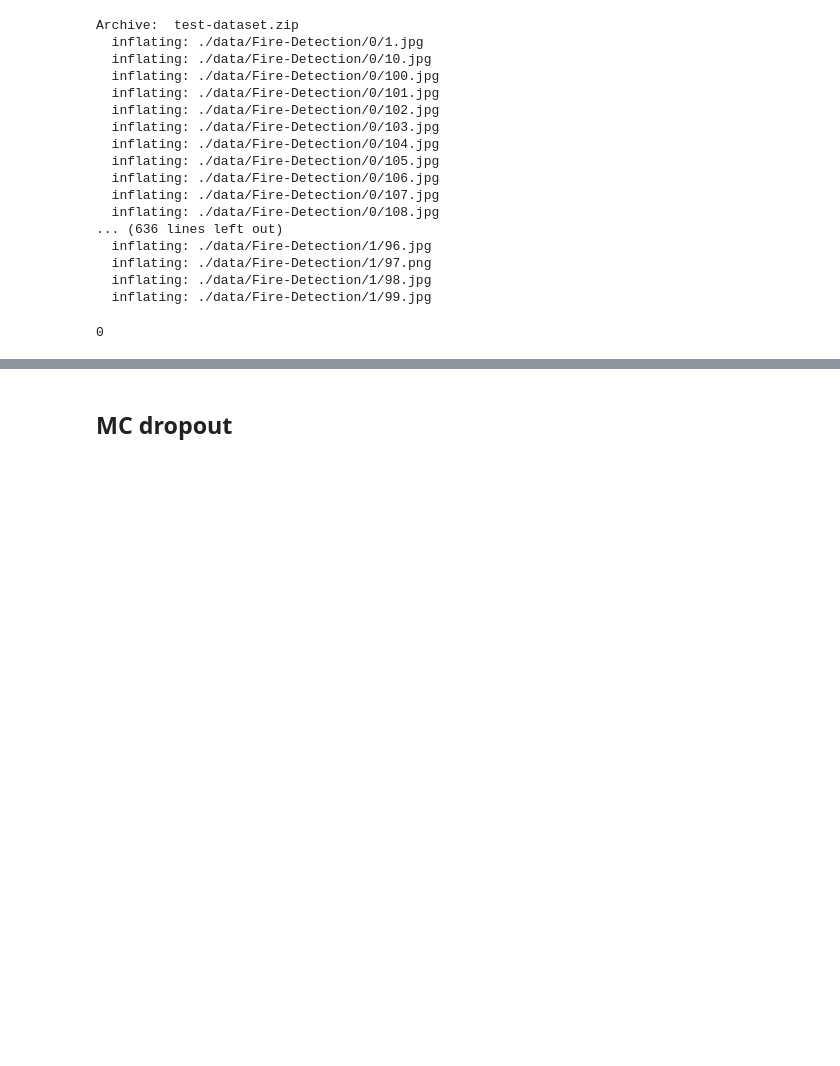
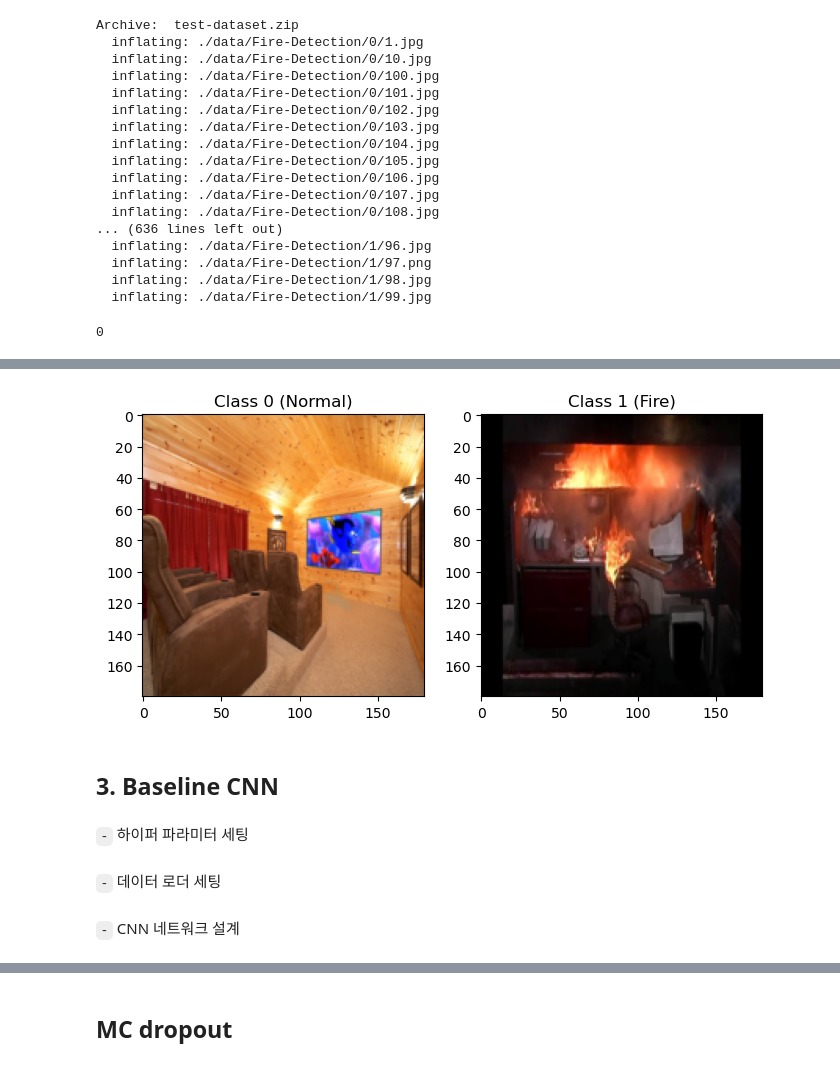
Before and after one commit to HollyRiver/AP2025, a Jupyter notebook: course/after-midterm/project/mc_dropout.ipynb, the cells around one changed output, grey strips where cells are left out. Saved outputs shown, nothing was run; the diff lists cells and outputs as text; code cells hidden in the pictures; blank space fills up the shorter version.

```diff
--- a/course/after-midterm/project/mc_dropout.ipynb
+++ b/course/after-midterm/project/mc_dropout.ipynb
@@ -118,0 +204,3 @@ Class Distribution: Counter({0: 541, 1: 110})
+# %%
+train_ds, test_ds, train_label, test_label = train_test_split(full_dataset, labels, test_size = 0.2, stratify = labels, random_state = 42)
+train_ds, valid_ds, train_label, valid_label = train_test_split(train_ds, train_label, test_size = 0.125, stratify = train_label, random_state = 42)
@@ -118,0 +217,21 @@ Class Distribution: Counter({0: 541, 1: 110})
+# %%
+# 첫 번째 이미지(정상)와 마지막 이미지(화재)꺼내서 보기
+inv_normalize = transforms.Normalize(
+   mean= [-m/s for m, s in zip(mean, std)],
+   std= [1/s for s in std]
+)
+
+img_normal = inv_normalize(train_ds[0][0]).permute(1, 2, 0)
+img_fire = inv_normalize(train_ds[-1][0]).permute(1, 2, 0)
+
+# 시각화
+fig, ax = plt.subplots(1, 2, figsize=(8, 4))
+ax[0].imshow(img_normal)
+ax[0].set_title("Class 0 (Normal)")
+ax[1].imshow(img_fire)
+ax[1].set_title("Class 1 (Fire)")
+plt.show()
+# %% [output]
+[figure, added]
+# %% [markdown]
+## 3. Baseline CNN
@@ -118,0 +240,2 @@ Class Distribution: Counter({0: 541, 1: 110})
+# %% [markdown]
+`-` 하이퍼 파라미터 세팅
@@ -118,0 +248,2 @@ Class Distribution: Counter({0: 541, 1: 110})
+# %% [markdown]
+`-` 데이터 로더 세팅
@@ -118,0 +254,2 @@ Class Distribution: Counter({0: 541, 1: 110})
+# %% [markdown]
+`-` CNN 네트워크 설계
```
Also changed, not shown: parts of 32 cells of this notebook, 4 other files.
